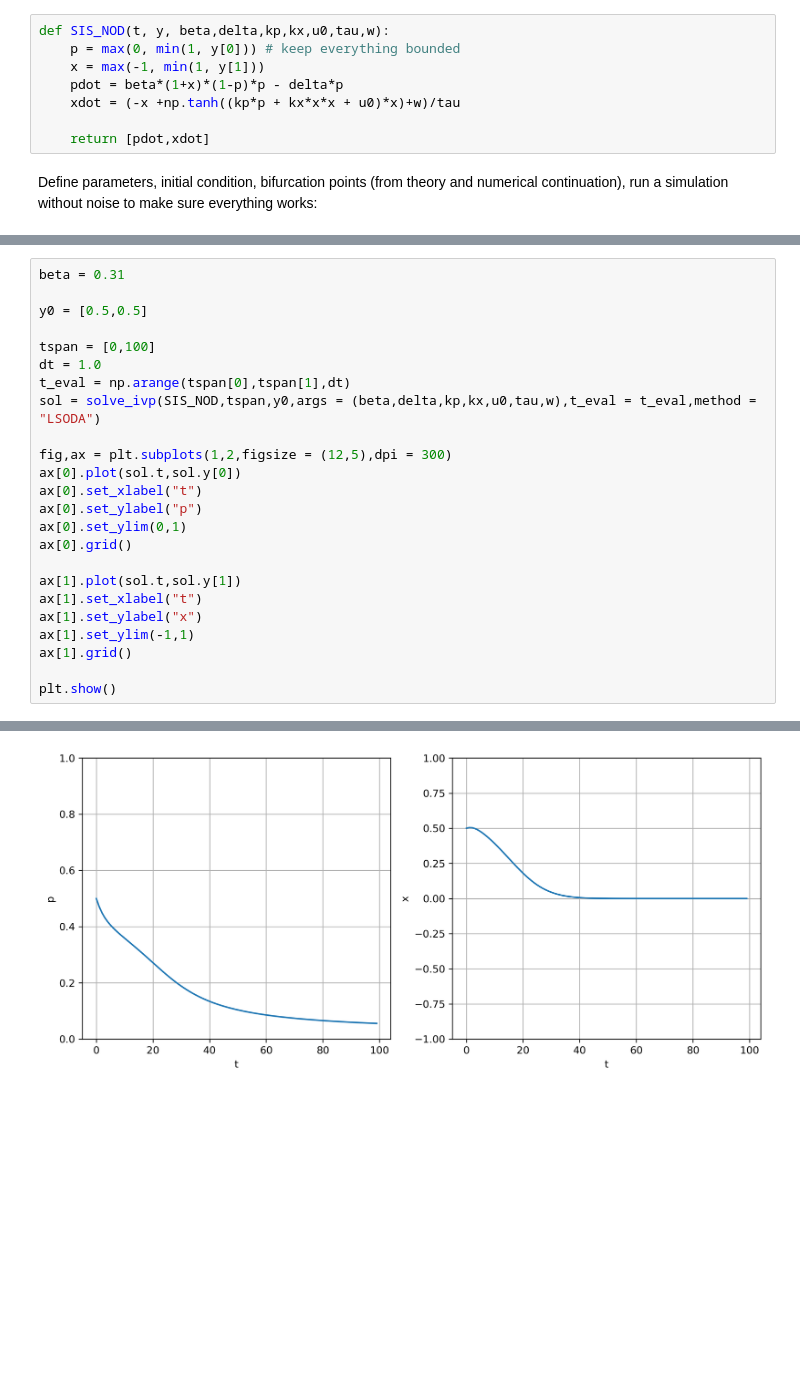
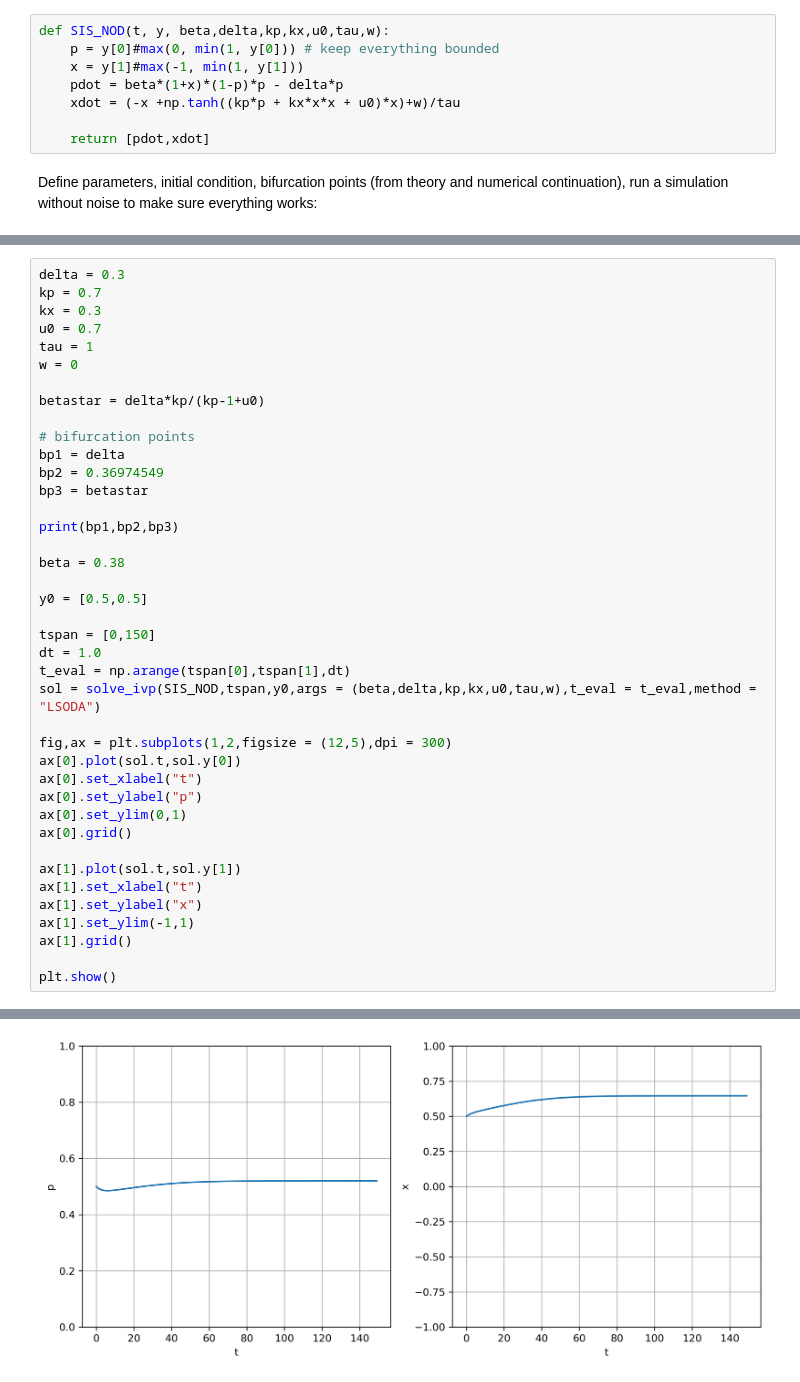
Before and after one commit to valentine-alia/MAE-6760, a Jupyter notebook: project/project.ipynb, the cells around one changed output, grey strips where cells are left out. Cells and saved outputs as stored; diff of their text form; blank space fills up the shorter version.

```diff
--- a/project/project.ipynb
+++ b/project/project.ipynb
@@ -14,8 +16,8 @@ from plot_estimator import plot_estimator
 define the dynamics:
 # %%
 def SIS_NOD(t, y, beta,delta,kp,kx,u0,tau,w):
-    p = max(0, min(1, y[0])) # keep everything bounded
-    x = max(-1, min(1, y[1]))
+    p = y[0]#max(0, min(1, y[0])) # keep everything bounded
+    x = y[1]#max(-1, min(1, y[1]))
     pdot = beta*(1+x)*(1-p)*p - delta*p
     xdot = (-x +np.tanh((kp*p + kx*x*x + u0)*x)+w)/tau
 
@@ -43,9 +27,25 @@ print(bp1,bp2,bp3)
 # %%
-beta = 0.31
+delta = 0.3
+kp = 0.7
+kx = 0.3
+u0 = 0.7
+tau = 1
+w = 0
+
+betastar = delta*kp/(kp-1+u0)
+
+# bifurcation points
+bp1 = delta
+bp2 = 0.36974549
+bp3 = betastar
+
+print(bp1,bp2,bp3)
+
+beta = 0.38
 
 y0 = [0.5,0.5]
 
-tspan = [0,100]
+tspan = [0,150]
 dt = 1.0
 t_eval = np.arange(tspan[0],tspan[1],dt)
 sol = solve_ivp(SIS_NOD,tspan,y0,args = (beta,delta,kp,kx,u0,tau,w),t_eval = t_eval,method = "LSODA")
@@ -68,2 +69,2 @@ plt.show()
-[figure, old version]
+[figure, new version]
 # %%
```
Also changed, not shown: parts of 14 cells of this notebook, 2 other files.
